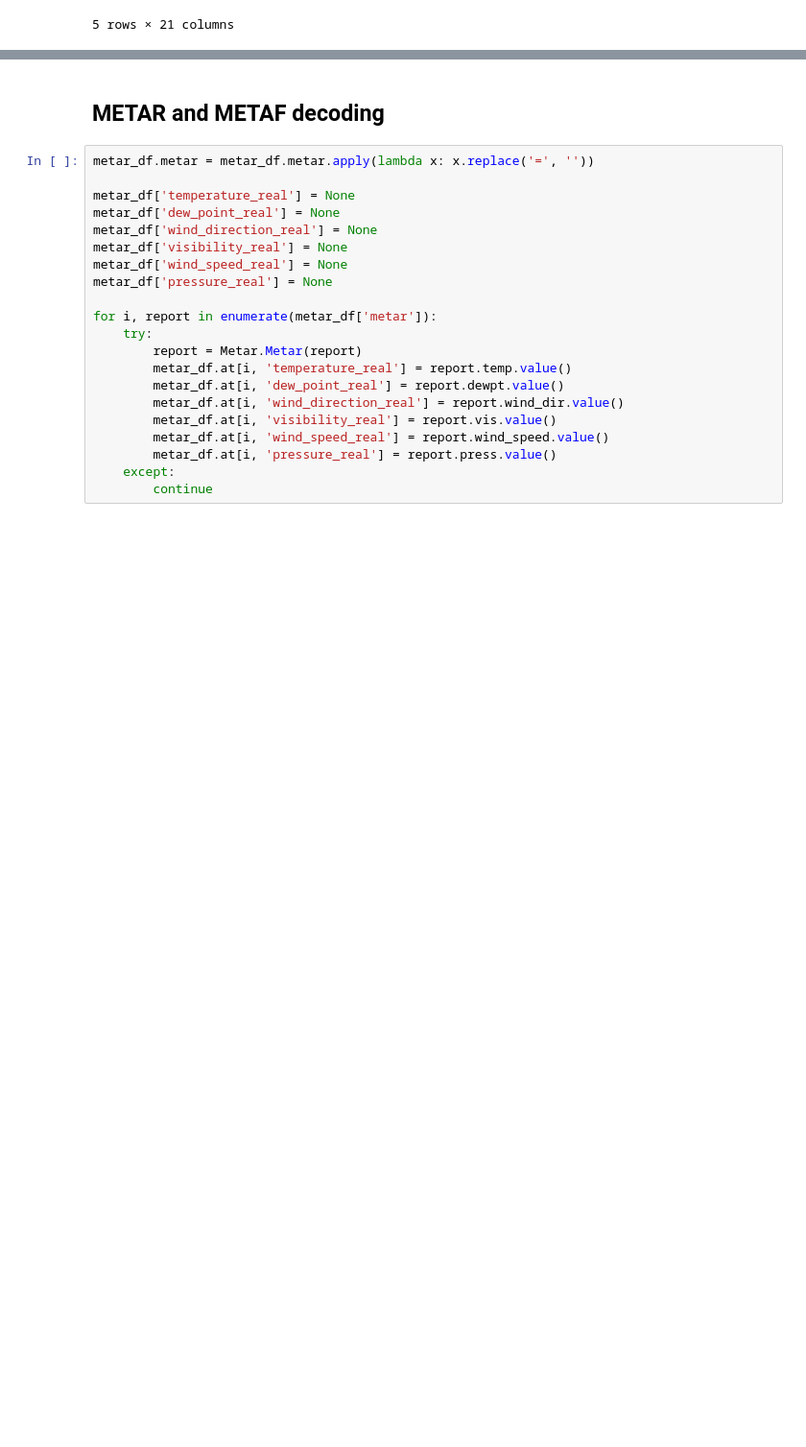
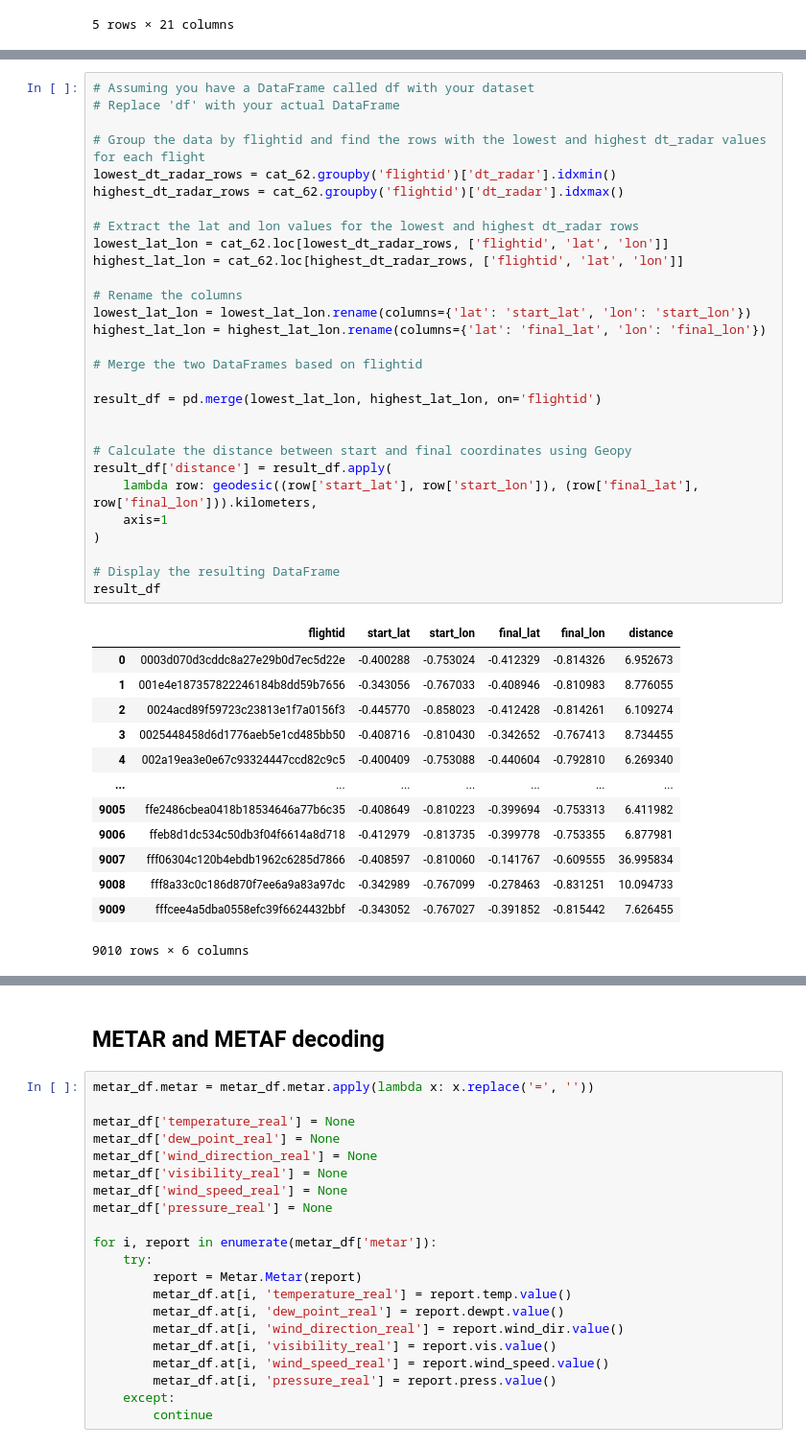
Before and after one commit to InAI-Delta/ita-datascience-2023, a Jupyter notebook: initial_analysis.ipynb, the cells around one changed output, grey strips where cells are left out. Shown at 96% size. Cells and saved outputs as stored; diff of their text form; blank space fills up the shorter version.

```diff
--- a/initial_analysis.ipynb
+++ b/initial_analysis.ipynb
@@ -418,0 +461,43 @@ display(test_data.head())
+# %%
+# Assuming you have a DataFrame called df with your dataset
+# Replace 'df' with your actual DataFrame
+
+# Group the data by flightid and find the rows with the lowest and highest dt_radar values for each flight
+lowest_dt_radar_rows = cat_62.groupby('flightid')['dt_radar'].idxmin()
+highest_dt_radar_rows = cat_62.groupby('flightid')['dt_radar'].idxmax()
+
+# Extract the lat and lon values for the lowest and highest dt_radar rows
+lowest_lat_lon = cat_62.loc[lowest_dt_radar_rows, ['flightid', 'lat', 'lon']]
+highest_lat_lon = cat_62.loc[highest_dt_radar_rows, ['flightid', 'lat', 'lon']]
+
+# Rename the columns
+lowest_lat_lon = lowest_lat_lon.rename(columns={'lat': 'start_lat', 'lon': 'start_lon'})
+highest_lat_lon = highest_lat_lon.rename(columns={'lat': 'final_lat', 'lon': 'final_lon'})
+
+# Merge the two DataFrames based on flightid
+
+result_df = pd.merge(lowest_lat_lon, highest_lat_lon, on='flightid')
+
+
+# Calculate the distance between start and final coordinates using Geopy
+result_df['distance'] = result_df.apply(
+    lambda row: geodesic((row['start_lat'], row['start_lon']), (row['final_lat'], row['final_lon'])).kilometers,
+    axis=1
+)
+
+# Display the resulting DataFrame
+result_df
+# %% [output]
+|  | flightid | start_lat | start_lon | final_lat | final_lon | distance |
+| 0 | 0003d070d3cddc8a27e29b0d7ec5d22e | -0.400288 | -0.753024 | -0.412329 | -0.814326 | 6.952673 |
+| 1 | 001e4e187357822246184b8dd59b7656 | -0.343056 | -0.767033 | -0.408946 | -0.810983 | 8.776055 |
+| 2 | 0024acd89f59723c23813e1f7a0156f3 | -0.445770 | -0.858023 | -0.412428 | -0.814261 | 6.109274 |
+| 3 | 0025448458d6d1776aeb5e1cd485bb50 | -0.408716 | -0.810430 | -0.342652 | -0.767413 | 8.734455 |
+| 4 | 002a19ea3e0e67c93324447ccd82c9c5 | -0.400409 | -0.753088 | -0.440604 | -0.792810 | 6.269340 |
+| ... | ... | ... | ... | ... | ... | ... |
+| 9005 | ffe2486cbea0418b18534646a77b6c35 | -0.408649 | -0.810223 | -0.399694 | -0.753313 | 6.411982 |
+| 9006 | ffeb8d1dc534c50db3f04f6614a8d718 | -0.412979 | -0.813735 | -0.399778 | -0.753355 | 6.877981 |
+| 9007 | fff06304c120b4ebdb1962c6285d7866 | -0.408597 | -0.810060 | -0.141767 | -0.609555 | 36.995834 |
+| 9008 | fff8a33c0c186d870f7ee6a9a83a97dc | -0.342989 | -0.767099 | -0.278463 | -0.831251 | 10.094733 |
+| 9009 | fffcee4a5dba0558efc39f6624432bbf | -0.343052 | -0.767027 | -0.391852 | -0.815442 | 7.626455 |
+9010 rows × 6 columns
```
Also changed, not shown: parts of 5 cells of this notebook.
